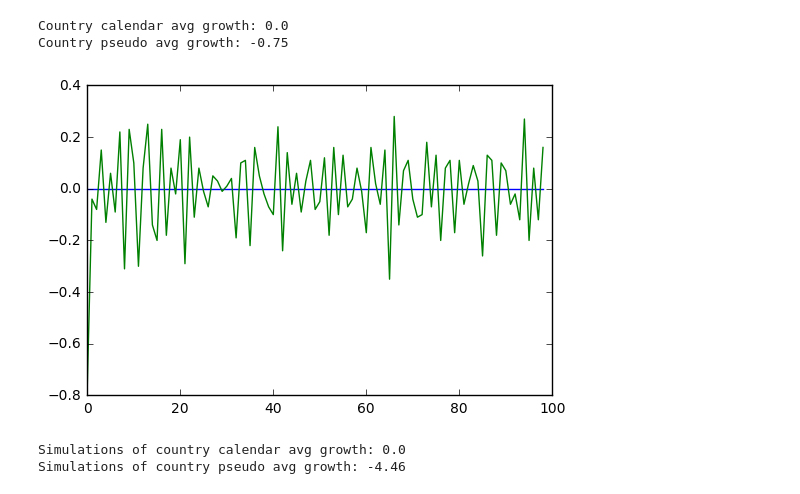
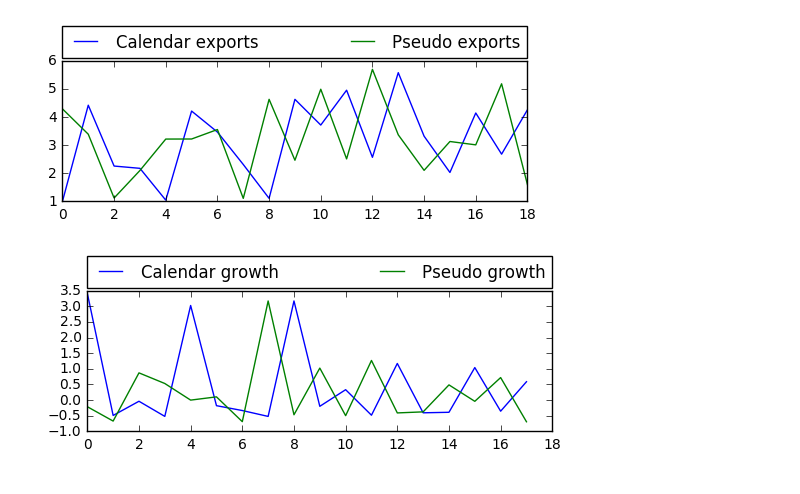
Before and after one commit to Ozniras/pseudoYearEffectExportSimulations, a Jupyter notebook: simul.ipynb, the cells around one changed output. Drawn from its saved outputs; the diff is of its cells as text; code cells hidden in the pictures.

Commit message:
Rebooted simulation

```diff
--- a/simul.ipynb
+++ b/simul.ipynb
@@ -92,29 +7,0 @@ Firm pseudo avg growth: -4.08
-# %%
-years = 100
-exportMonths = 6
-firms = 100
-countryCalendarGr, countryPseudoGr, countryCalendarCumul, countryPseudoCumul = countryGrowth(firms, years, exportMonths)
-
-print("Country calendar avg growth: " + str(np.round(countryCalendarCumul * 100, 2)))
-print("Country pseudo avg growth: " + str(np.round(countryPseudoCumul * 100, 2)))
-
-plt.plot(range(years - 1), countryCalendarGr)
-plt.plot(range(years - 1), countryPseudoGr)
-plt.show()
-# %% [output]
-Country calendar avg growth: 0.0
-Country pseudo avg growth: -0.75
-[figure, removed]
-# %%
-simulations = 100
-firms = 100
-years = 20
-exportMonths = 6
-
-simulCountryCalendarCumul, simulCountryPseudoCumul = simulationCumulGrowth(simulations, firms, years, exportMonths)
-
-print("Simulations of country calendar avg growth: " + str(np.round(simulCountryCalendarCumul * 100, 2)))
-print("Simulations of country pseudo avg growth: " + str(np.round(simulCountryPseudoCumul * 100, 2)))
-# %% [output]
-Simulations of country calendar avg growth: 0.0
-Simulations of country pseudo avg growth: -4.46
@@ -120,0 +105,20 @@ Simulations of country pseudo avg growth: -4.46
+# %%
+firm = FirmExports(exportYears = 20, exportProb = 0.25)
+firm.firmGrowth()
+
+plt.subplot(2,1,1)
+calendar = plt.plot(range(firm.years - 1), firm.yearsCalendar, label = 'Calendar exports')
+pseudo = plt.plot(range(firm.years - 1), firm.yearsPseudo, label = 'Pseudo exports')
+plt.legend(bbox_to_anchor=(0., 1.02, 1., .102), loc=3,
+           ncol=2, mode="expand", borderaxespad=0.)
+plt.show()
+
+plt.subplot(2,1,2)
+calendar = plt.plot(range(firm.years - 2), firm.calendarGrowth, label = 'Calendar growth')
+pseudo = plt.plot(range(firm.years - 2), firm.pseudoGrowth, label = 'Pseudo growth')
+plt.legend(bbox_to_anchor=(0., 1.02, 1., .102), loc=3,
+           ncol=2, mode="expand", borderaxespad=0.)
+plt.show()
+# %% [output]
+[figure, added]
+[figure, added]
```
Also changed, not shown: parts of 12 cells of this notebook.
